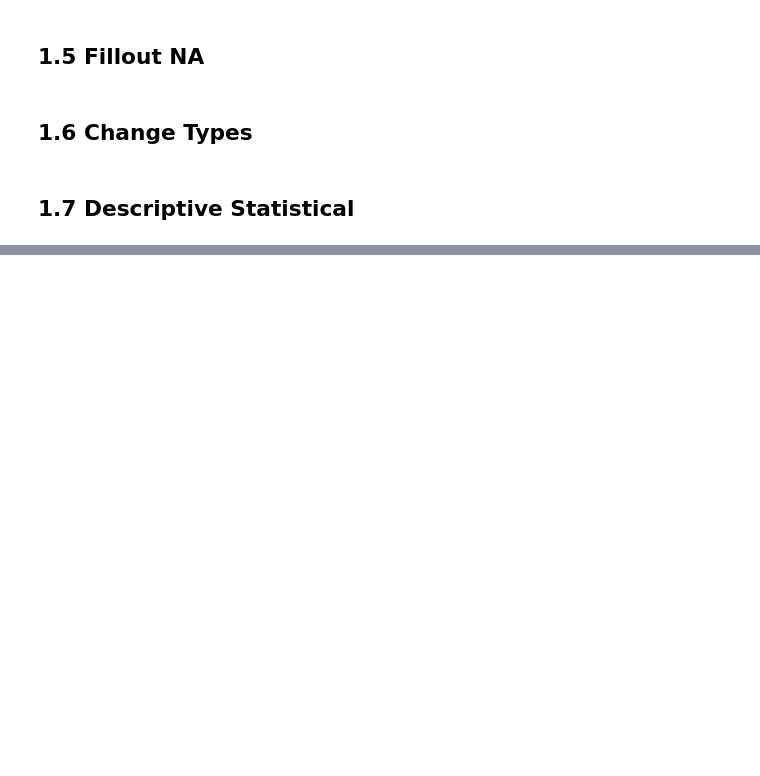
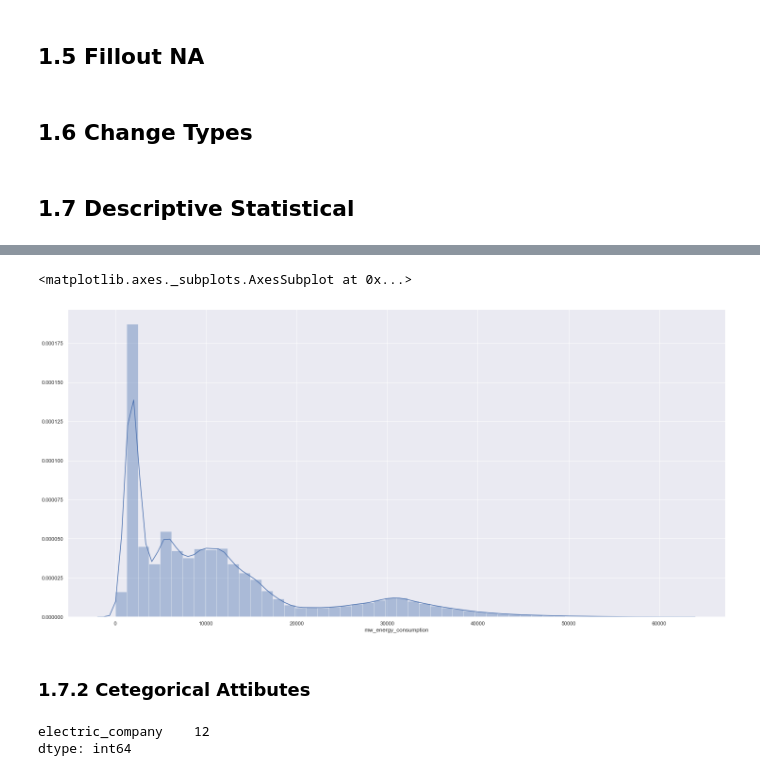
Before and after one commit to panambY/Hourly_Energy_Consumption, a Jupyter notebook: Hourly_Energy_Consumption.ipynb, the cells around one changed output, grey strips where cells are left out. Cells and saved outputs as stored; diff of their text form; code cells hidden in the pictures; blank space fills up the shorter version.

```diff
--- a/Hourly_Energy_Consumption.ipynb
+++ b/Hourly_Energy_Consumption.ipynb
@@ -163,0 +197,12 @@ cat_attributes = df1.select_dtypes( exclude=['int64', 'float64', 'datetime64[ns]
+# %%
+sns.distplot( df1['mw_energy_consumption'] )
+# %% [output]
+<matplotlib.axes._subplots.AxesSubplot at 0x...>
+[figure, added]
+# %% [markdown]
+### 1.7.2 Cetegorical Attibutes
+# %%
+cat_attributes.apply( lambda x: x.unique().shape[0] )
+# %% [output]
+electric_company    12
+dtype: int64
```
Also changed, not shown: parts of 9 cells of this notebook.
